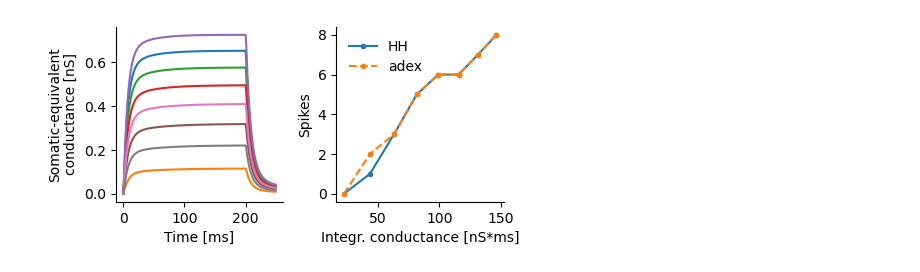
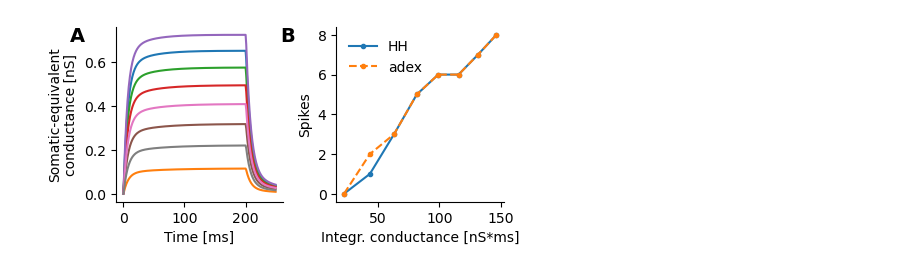
Before and after one commit to dberling/reduce_opto_response, a Jupyter notebook: article_figures/plot_fit_adex_to_HH.ipynb, the cells around one changed output. Saved outputs shown, nothing was run; the diff lists cells and outputs as text; code cells hidden in the pictures.

Commit message:
Put plot labels

```diff
--- a/article_figures/plot_fit_adex_to_HH.ipynb
+++ b/article_figures/plot_fit_adex_to_HH.ipynb
@@ -49,24 +50,27 @@ cond_merge = merge.merge(df, on=['norm_power_mW_of_MultiStimulator'])
 # %%
 # figure format
 a4_w = 8.27
 a4_l = 11.7
 fig, [ax1,ax2] = plt.subplots(ncols=2, figsize=(a4_w*0.6, a4_w*0.3))
 
 for norm_power in conds.keys():
     ax1.plot(np.arange(0,250), conds[norm_power])
 ax1.set_xlabel('Time [ms]')
 ax1.set_ylabel('Somatic-equivalent\nconductance [nS]')
 
 ax2.plot(cond_merge.cond.values, cond_merge.APC_x.values, marker='.', ls='solid', label='HH')
 ax2.plot(cond_merge.cond.values, cond_merge.APC_y.values, marker='.', ls='dashed', label='adex')
 ax2.set_xlabel('Integr. conductance [nS*ms]')
 ax2.set_ylabel('Spikes')
 ax2.legend(frameon=False)
 
 for ax in [ax1, ax2]:
     ax.spines["top"].set_visible(False)
     ax.spines["right"].set_visible(False)
+
+label_subplots_ABC(fig, axs=[ax1, ax2], x_shift=-0.05, y_shift=0, fontsize=14, weight='bold')
+
 plt.tight_layout()
 fig.savefig('article_figures/figures/fit_adex_to_HH_L23_PC_1.png', facecolor='white', dpi=300)
 # %% [output]
-[figure, old version]
+[figure, new version]
```
Also changed, not shown: parts of 1 cell of this notebook, 1 other file.
